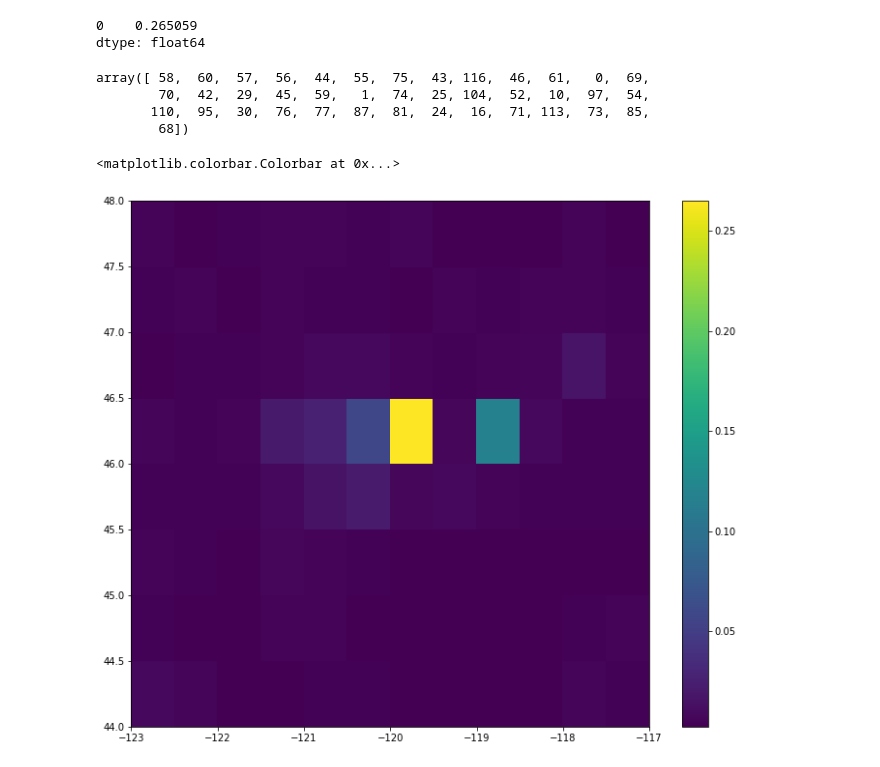
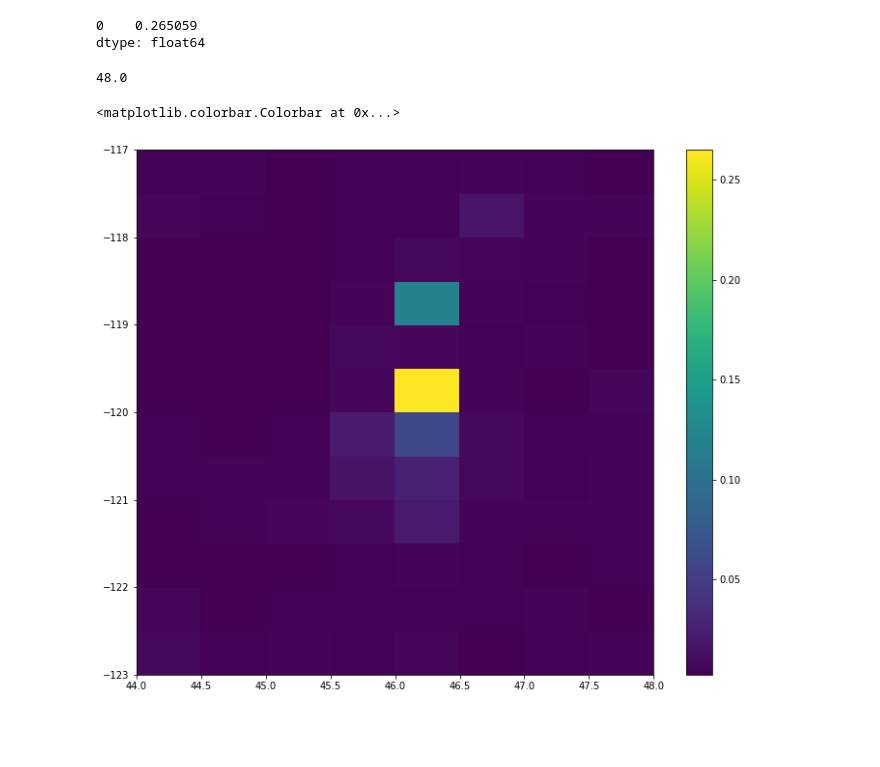
Before and after one commit to fserrey/eolo-project, a Jupyter notebook: where_is_the_park?.ipynb, the cells around one changed output. Drawn from its saved outputs; the diff is of its cells as text; code cells hidden in the pictures; blank space fills up the shorter version.

```diff
--- a/where_is_the_park?.ipynb
+++ b/where_is_the_park?.ipynb
@@ -61,7 +63,7 @@ import pandas as pd
 from datetime import datetime, timedelta
 import json
 
-def good_name(base_dir):
+def get_date(base_dir):
     new_time = []
     for file in listdir(base_dir):
         file_path = f'{base_dir}/{file}'
@@ -83,7 +85,7 @@ def get_vvel(base_dir):
     """
     content = []
     filenames = []
-    filenames.append(good_name(base_dir))
+    filenames.append(get_date(base_dir))
     for file in listdir(base_dir):
         file_path = f'{base_dir}/{file}'
         filenames.append(file)
@@ -231,7 +220,0 @@ top_40 = feten.argsort()[-40:][::-1]
-# %%
-top_40
-# %% [output]
-array([ 58,  60,  57,  56,  44,  55,  75,  43, 116,  46,  61,   0,  69,
-        70,  42,  29,  45,  59,   1,  74,  25, 104,  52,  10,  97,  54,
-       110,  95,  30,  76,  77,  87,  81,  24,  16,  71, 113,  73,  85,
-        68])
@@ -246,30 +227,21 @@ lat_step = 0.5
 lon_step = 0.5
 
 lat_start = 44
-lat_end = lat_start + lat_step  * (lat_res - 1)
-
+lat_end = lat_start + lat_step  * (lat_res - 1) # calculas lat final
 lon_start = -123
-lon_end = lon_start + lon_step * (lon_res -1)
+lon_end = lon_start + lon_step * (lon_res -1)  # calculas lon final - con esto puedes construir mesh
 
 points = top_40
+# %% [output]
+48.0
 # %%
-def coor_points(points):
-    coor = []
-    for i in points:
-        #for e in i:
-        lat_p1 = (i + lat_step) * (lat_res - 1)
-        lon_p1 = (i + lon_step) * (lon_res - 1)
-        coor.append((lat_p1, lon_p1))
-    return coor
-
-
 lat = np.linspace(start=lat_start, stop=lat_end, endpoint=lat_end, num=lat_res)
-lon = np.linspace(start=lon_start, stop=lon_end, endpoint=lon_end, num=lon_res)
+lon = np.linspace(start=lon_start, stop=lon_end, endpoint=lon_end, num=lon_res) #
 lon, lat = np.meshgrid(lon, lat)
 Z = feten.reshape(lat_res, lon_res)
 fig = plt.figure(figsize=(12, 10))
-im = plt.pcolormesh(lon, lat, Z)
+im = plt.pcolormesh(lat, lon, Z) # Asignas valores a su posición en el mapa
 plt.colorbar(mappable=im)
 # %% [output]
 <matplotlib.colorbar.Colorbar at 0x...>
-[figure, old version]
+[figure, new version]
```
Also changed, not shown: parts of 23 cells of this notebook, 5 other files.
